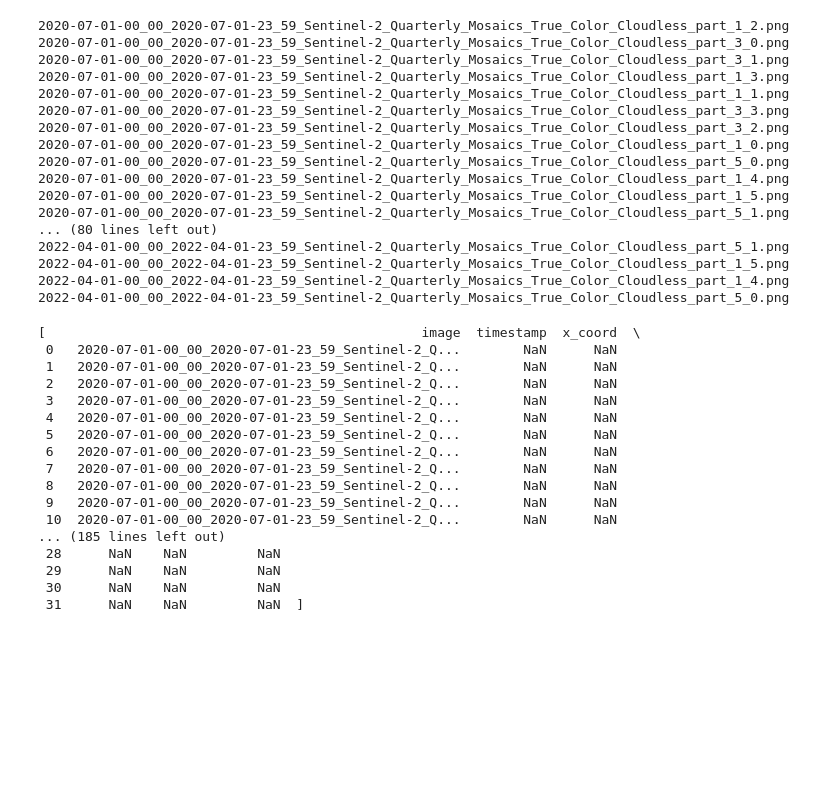
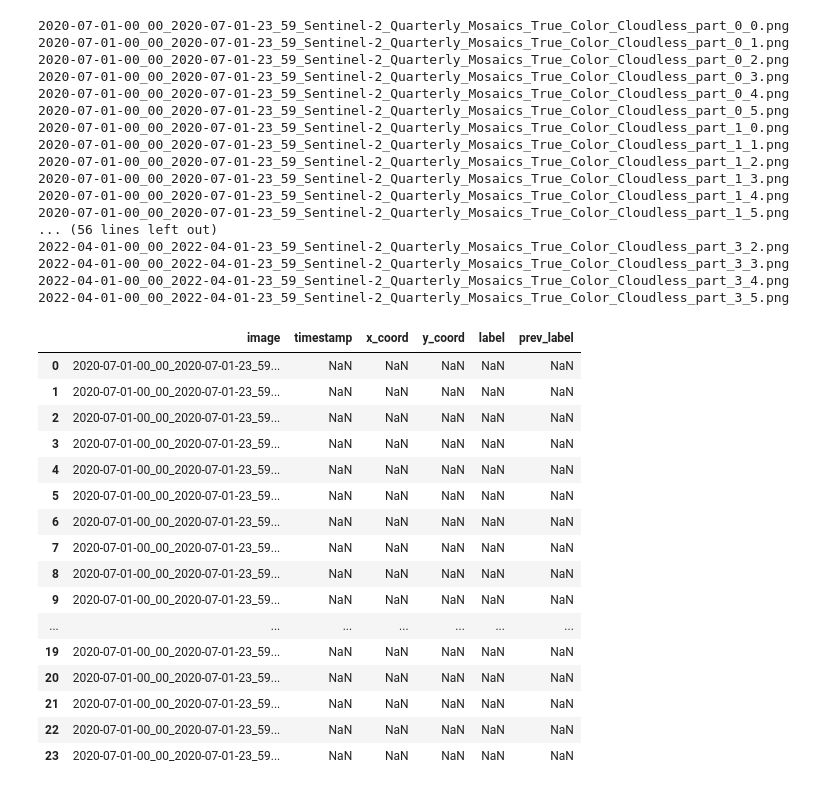
Before and after one commit to davidenberg/Junction_2024, a Jupyter notebook: image_classification/image_classifier_validation.ipynb, the cells around one changed output. Drawn from its saved outputs; the diff is of its cells as text; code cells hidden in the pictures; blank space fills up the shorter version.

```diff
--- a/image_classification/image_classifier_validation.ipynb
+++ b/image_classification/image_classifier_validation.ipynb
@@ -25,65 +25,67 @@ transform = transforms.Compose([
     transforms.CenterCrop(224),  # Crop the image to 224x224
     transforms.ToTensor(),  # Convert image to tensor
     transforms.Normalize(mean=[0.485, 0.456, 0.406], std=[0.229, 0.224, 0.225])  # Normalize
 ])
 
 # Function to extract features
 def extract_features(image_path):
     image = Image.open(image_path)  # Open image
     image = transform(image).unsqueeze(0)  # Apply transformations and add batch dimension
 
     with torch.no_grad():  # Disable gradient computation
         features = model(image)  # Get the features (model output)
 
     return features.numpy().flatten()  # Flatten the features to a 1D array
 
 # Example: Extract features from an image
 for i, folder in enumerate(subfolders):
     feature_vectors = []
-    for image in os.listdir(images_folder +  folder):
+    images = os.listdir(images_folder +  folder)
+    images.sort()
+    for image in images:
         print(image)
         image_path = images_folder + folder + '/' + image
         features = list(extract_features(image_path))
         feature_vectors.append(features)
         data = {"image": image}
         deforestation_dataframes[i].loc[len(deforestation_dataframes[i].index)] = data
     all_features.append(feature_vectors)
-deforestation_dataframes
+deforestation_dataframes[0]
 # %% [output]
+2020-07-01-00_00_2020-07-01-23_59_Sentinel-2_Quarterly_Mosaics_True_Color_Cloudless_part_0_0.png
+2020-07-01-00_00_2020-07-01-23_59_Sentinel-2_Quarterly_Mosaics_True_Color_Cloudless_part_0_1.png
+2020-07-01-00_00_2020-07-01-23_59_Sentinel-2_Quarterly_Mosaics_True_Color_Cloudless_part_0_2.png
+2020-07-01-00_00_2020-07-01-23_59_Sentinel-2_Quarterly_Mosaics_True_Color_Cloudless_part_0_3.png
+2020-07-01-00_00_2020-07-01-23_59_Sentinel-2_Quarterly_Mosaics_True_Color_Cloudless_part_0_4.png
+2020-07-01-00_00_2020-07-01-23_59_Sentinel-2_Quarterly_Mosaics_True_Color_Cloudless_part_0_5.png
+2020-07-01-00_00_2020-07-01-23_59_Sentinel-2_Quarterly_Mosaics_True_Color_Cloudless_part_1_0.png
+2020-07-01-00_00_2020-07-01-23_59_Sentinel-2_Quarterly_Mosaics_True_Color_Cloudless_part_1_1.png
 2020-07-01-00_00_2020-07-01-23_59_Sentinel-2_Quarterly_Mosaics_True_Color_Cloudless_part_1_2.png
-2020-07-01-00_00_2020-07-01-23_59_Sentinel-2_Quarterly_Mosaics_True_Color_Cloudless_part_3_0.png
-2020-07-01-00_00_2020-07-01-23_59_Sentinel-2_Quarterly_Mosaics_True_Color_Cloudless_part_3_1.png
 2020-07-01-00_00_2020-07-01-23_59_Sentinel-2_Quarterly_Mosaics_True_Color_Cloudless_part_1_3.png
-2020-07-01-00_00_2020-07-01-23_59_Sentinel-2_Quarterly_Mosaics_True_Color_Cloudless_part_1_1.png
-2020-07-01-00_00_2020-07-01-23_59_Sentinel-2_Quarterly_Mosaics_True_Color_Cloudless_part_3_3.png
-2020-07-01-00_00_2020-07-01-23_59_Sentinel-2_Quarterly_Mosaics_True_Color_Cloudless_part_3_2.png
-2020-07-01-00_00_2020-07-01-23_59_Sentinel-2_Quarterly_Mosaics_True_Color_Cloudless_part_1_0.png
-2020-07-01-00_00_2020-07-01-23_59_Sentinel-2_Quarterly_Mosaics_True_Color_Cloudless_part_5_0.png
 2020-07-01-00_00_2020-07-01-23_59_Sentinel-2_Quarterly_Mosaics_True_Color_Cloudless_part_1_4.png
 2020-07-01-00_00_2020-07-01-23_59_Sentinel-2_Quarterly_Mosaics_True_Color_Cloudless_part_1_5.png
-2020-07-01-00_00_2020-07-01-23_59_Sentinel-2_Quarterly_Mosaics_True_Color_Cloudless_part_5_1.png
-... (80 lines left out)
-2022-04-01-00_00_2022-04-01-23_59_Sentinel-2_Quarterly_Mosaics_True_Color_Cloudless_part_5_1.png
-2022-04-01-00_00_2022-04-01-23_59_Sentinel-2_Quarterly_Mosaics_True_Color_Cloudless_part_1_5.png
-2022-04-01-00_00_2022-04-01-23_59_Sentinel-2_Quarterly_Mosaics_True_Color_Cloudless_part_1_4.png
-2022-04-01-00_00_2022-04-01-23_59_Sentinel-2_Quarterly_Mosaics_True_Color_Cloudless_part_5_0.png
+... (56 lines left out)
+2022-04-01-00_00_2022-04-01-23_59_Sentinel-2_Quarterly_Mosaics_True_Color_Cloudless_part_3_2.png
+2022-04-01-00_00_2022-04-01-23_59_Sentinel-2_Quarterly_Mosaics_True_Color_Cloudless_part_3_3.png
+2022-04-01-00_00_2022-04-01-23_59_Sentinel-2_Quarterly_Mosaics_True_Color_Cloudless_part_3_4.png
+2022-04-01-00_00_2022-04-01-23_59_Sentinel-2_Quarterly_Mosaics_True_Color_Cloudless_part_3_5.png
-[                                                image  timestamp  x_coord  \
- 0   2020-07-01-00_00_2020-07-01-23_59_Sentinel-2_Q...        NaN      NaN
- 1   2020-07-01-00_00_2020-07-01-23_59_Sentinel-2_Q...        NaN      NaN
- 2   2020-07-01-00_00_2020-07-01-23_59_Sentinel-2_Q...        NaN      NaN
- 3   2020-07-01-00_00_2020-07-01-23_59_Sentinel-2_Q...        NaN      NaN
- 4   2020-07-01-00_00_2020-07-01-23_59_Sentinel-2_Q...        NaN      NaN
- 5   2020-07-01-00_00_2020-07-01-23_59_Sentinel-2_Q...        NaN      NaN
- 6   2020-07-01-00_00_2020-07-01-23_59_Sentinel-2_Q...        NaN      NaN
- 7   2020-07-01-00_00_2020-07-01-23_59_Sentinel-2_Q...        NaN      NaN
- 8   2020-07-01-00_00_2020-07-01-23_59_Sentinel-2_Q...        NaN      NaN
- 9   2020-07-01-00_00_2020-07-01-23_59_Sentinel-2_Q...        NaN      NaN
- 10  2020-07-01-00_00_2020-07-01-23_59_Sentinel-2_Q...        NaN      NaN
-... (185 lines left out)
- 28      NaN    NaN         NaN
- 29      NaN    NaN         NaN
- 30      NaN    NaN         NaN
- 31      NaN    NaN         NaN  ]
+|  | image | timestamp | x_coord | y_coord | label | prev_label |
+| 0 | 2020-07-01-00_00_2020-07-01-23_59... | NaN | NaN | NaN | NaN | NaN |
+| 1 | 2020-07-01-00_00_2020-07-01-23_59... | NaN | NaN | NaN | NaN | NaN |
+| 2 | 2020-07-01-00_00_2020-07-01-23_59... | NaN | NaN | NaN | NaN | NaN |
+| 3 | 2020-07-01-00_00_2020-07-01-23_59... | NaN | NaN | NaN | NaN | NaN |
+| 4 | 2020-07-01-00_00_2020-07-01-23_59... | NaN | NaN | NaN | NaN | NaN |
+| 5 | 2020-07-01-00_00_2020-07-01-23_59... | NaN | NaN | NaN | NaN | NaN |
+| 6 | 2020-07-01-00_00_2020-07-01-23_59... | NaN | NaN | NaN | NaN | NaN |
+| 7 | 2020-07-01-00_00_2020-07-01-23_59... | NaN | NaN | NaN | NaN | NaN |
+| 8 | 2020-07-01-00_00_2020-07-01-23_59... | NaN | NaN | NaN | NaN | NaN |
+| 9 | 2020-07-01-00_00_2020-07-01-23_59... | NaN | NaN | NaN | NaN | NaN |
+| ... | ... | ... | ... | ... | ... | ... |
+| 19 | 2020-07-01-00_00_2020-07-01-23_59... | NaN | NaN | NaN | NaN | NaN |
+| 20 | 2020-07-01-00_00_2020-07-01-23_59... | NaN | NaN | NaN | NaN | NaN |
+| 21 | 2020-07-01-00_00_2020-07-01-23_59... | NaN | NaN | NaN | NaN | NaN |
+| 22 | 2020-07-01-00_00_2020-07-01-23_59... | NaN | NaN | NaN | NaN | NaN |
+| 23 | 2020-07-01-00_00_2020-07-01-23_59... | NaN | NaN | NaN | NaN | NaN |
 # %%
 from sklearn.model_selection import train_test_split
 from sklearn.svm import SVC
```
Also changed, not shown: parts of 1 cell of this notebook.
